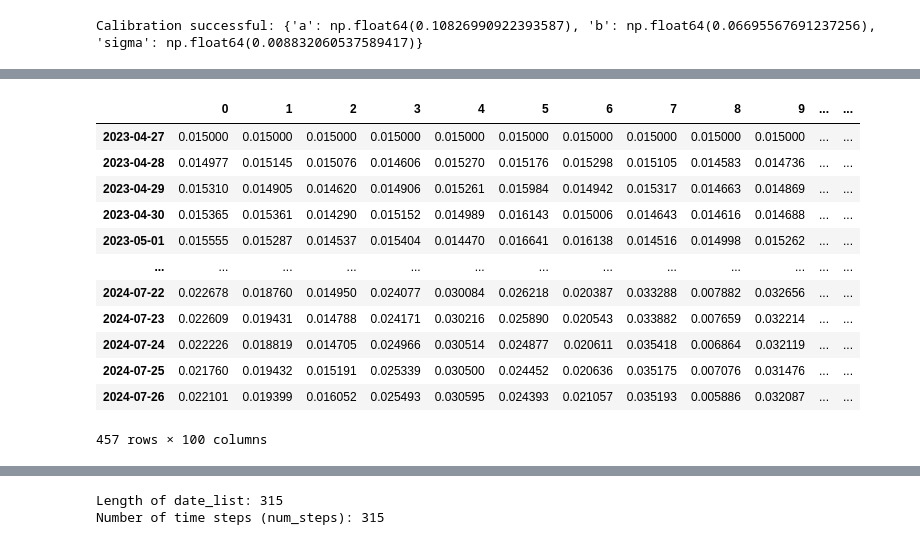
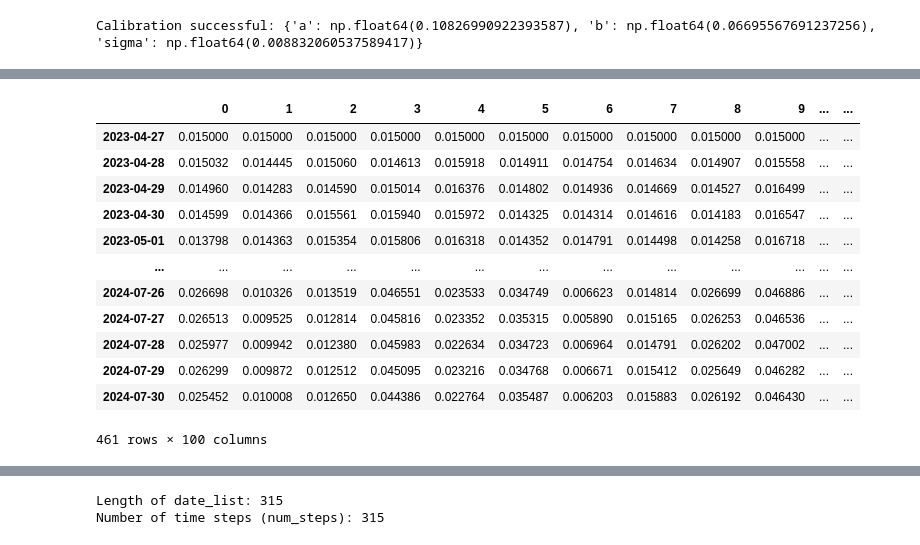
Before and after one commit to weiyuanoh/MH4518, a Jupyter notebook: WY/Model Notebooks/InterestRate.ipynb, the cells around one changed output, grey strips where cells are left out. Cells and saved outputs as stored; diff of their text form; code cells hidden in the pictures.

```diff
--- a/WY/Model Notebooks/InterestRate.ipynb
+++ b/WY/Model Notebooks/InterestRate.ipynb
@@ -156,12 +156,12 @@ def simulate_vasicek(a, b, sigma, r0, T, dt, N_simulations):
     - r_paths: Simulated interest rate paths (N_simulations x N_steps)
     """
     N_steps = int(T / dt)
-    time_grid = np.linspace(0, T, N_steps + 1)
-    r_paths = np.zeros((N_simulations, N_steps + 1))
+    time_grid = np.linspace(0, T, N_steps)
+    r_paths = np.zeros((N_simulations, N_steps))
     r_paths[:, 0] = r0
 
     dates = pd.date_range(cs.initial_fixing_date, cs.final_fixing_date)
-    for t in range(1, N_steps + 1):
+    for t in range(1, N_steps):
         dr = a * (b - r_paths[:, t-1]) * dt + sigma * np.sqrt(dt) * np.random.randn(N_simulations)
         r_paths[:, t] = r_paths[:, t-1] + dr
 
@@ -171,7 +171,7 @@ a_calibrated = calibrated_params['a']
 b_calibrated = calibrated_params['b']
 sigma_r_calibrated = calibrated_params['sigma']
 
-time_grid, r_paths = simulate_vasicek(a_calibrated, b_calibrated, sigma_r_calibrated, 0.015, 1.25, 1/365, 100)
+time_grid, r_paths = simulate_vasicek(a_calibrated, b_calibrated, sigma_r_calibrated, 0.015, (461/365), 1/365, 100)
 # %%
 import matplotlib.pyplot as plt
 import numpy as np
@@ -210,6 +210,6 @@ from dateutil.relativedelta import relativedelta
 
 initial_date = cs.initial_fixing_date
 
-new_date = initial_date + relativedelta(years=1, months=3)
+new_date = initial_date + relativedelta(years=1, months=3, days = 3)
 new_date
 # %% [output]
@@ -217,19 +217,19 @@ Timestamp('2024-07-27 00:00:00')
 # %%
 r_paths = pd.DataFrame(r_paths).T
-dates_index= pd.date_range(cs.initial_fixing_date, new_date, inclusive='left')
+dates_index= pd.date_range(cs.initial_fixing_date, new_date, inclusive='both')
 r_paths.index = dates_index
 r_paths
 # %% [output]
 |  | 0 | 1 | 2 | 3 | 4 | 5 | 6 | 7 | 8 | 9 | ... | ... |
 | 2023-04-27 | 0.015000 | 0.015000 | 0.015000 | 0.015000 | 0.015000 | 0.015000 | 0.015000 | 0.015000 | 0.015000 | 0.015000 | ... | ... |
-| 2023-04-28 | 0.014977 | 0.015145 | 0.015076 | 0.014606 | 0.015270 | 0.015176 | 0.015298 | 0.015105 | 0.014583 | 0.014736 | ... | ... |
-| 2023-04-29 | 0.015310 | 0.014905 | 0.014620 | 0.014906 | 0.015261 | 0.015984 | 0.014942 | 0.015317 | 0.014663 | 0.014869 | ... | ... |
-| 2023-04-30 | 0.015365 | 0.015361 | 0.014290 | 0.015152 | 0.014989 | 0.016143 | 0.015006 | 0.014643 | 0.014616 | 0.014688 | ... | ... |
-| 2023-05-01 | 0.015555 | 0.015287 | 0.014537 | 0.015404 | 0.014470 | 0.016641 | 0.016138 | 0.014516 | 0.014998 | 0.015262 | ... | ... |
+| 2023-04-28 | 0.015032 | 0.014445 | 0.015060 | 0.014613 | 0.015918 | 0.014911 | 0.014754 | 0.014634 | 0.014907 | 0.015558 | ... | ... |
+| 2023-04-29 | 0.014960 | 0.014283 | 0.014590 | 0.015014 | 0.016376 | 0.014802 | 0.014936 | 0.014669 | 0.014527 | 0.016499 | ... | ... |
+| 2023-04-30 | 0.014599 | 0.014366 | 0.015561 | 0.015940 | 0.015972 | 0.014325 | 0.014314 | 0.014616 | 0.014183 | 0.016547 | ... | ... |
+| 2023-05-01 | 0.013798 | 0.014363 | 0.015354 | 0.015806 | 0.016318 | 0.014352 | 0.014791 | 0.014498 | 0.014258 | 0.016718 | ... | ... |
 | ... | ... | ... | ... | ... | ... | ... | ... | ... | ... | ... | ... | ... |
-| 2024-07-22 | 0.022678 | 0.018760 | 0.014950 | 0.024077 | 0.030084 | 0.026218 | 0.020387 | 0.033288 | 0.007882 | 0.032656 | ... | ... |
-| 2024-07-23 | 0.022609 | 0.019431 | 0.014788 | 0.024171 | 0.030216 | 0.025890 | 0.020543 | 0.033882 | 0.007659 | 0.032214 | ... | ... |
-| 2024-07-24 | 0.022226 | 0.018819 | 0.014705 | 0.024966 | 0.030514 | 0.024877 | 0.020611 | 0.035418 | 0.006864 | 0.032119 | ... | ... |
-| 2024-07-25 | 0.021760 | 0.019432 | 0.015191 | 0.025339 | 0.030500 | 0.024452 | 0.020636 | 0.035175 | 0.007076 | 0.031476 | ... | ... |
-| 2024-07-26 | 0.022101 | 0.019399 | 0.016052 | 0.025493 | 0.030595 | 0.024393 | 0.021057 | 0.035193 | 0.005886 | 0.032087 | ... | ... |
+| 2024-07-26 | 0.026698 | 0.010326 | 0.013519 | 0.046551 | 0.023533 | 0.034749 | 0.006623 | 0.014814 | 0.026699 | 0.046886 | ... | ... |
+| 2024-07-27 | 0.026513 | 0.009525 | 0.012814 | 0.045816 | 0.023352 | 0.035315 | 0.005890 | 0.015165 | 0.026253 | 0.046536 | ... | ... |
+| 2024-07-28 | 0.025977 | 0.009942 | 0.012380 | 0.045983 | 0.022634 | 0.034723 | 0.006964 | 0.014791 | 0.026202 | 0.047002 | ... | ... |
+| 2024-07-29 | 0.026299 | 0.009872 | 0.012512 | 0.045095 | 0.023216 | 0.034768 | 0.006671 | 0.015412 | 0.025649 | 0.046282 | ... | ... |
+| 2024-07-30 | 0.025452 | 0.010008 | 0.012650 | 0.044386 | 0.022764 | 0.035487 | 0.006203 | 0.015883 | 0.026192 | 0.046430 | ... | ... |
-457 rows × 100 columns
+461 rows × 100 columns
```
Also changed, not shown: parts of 5 cells of this notebook, 5 other files.
